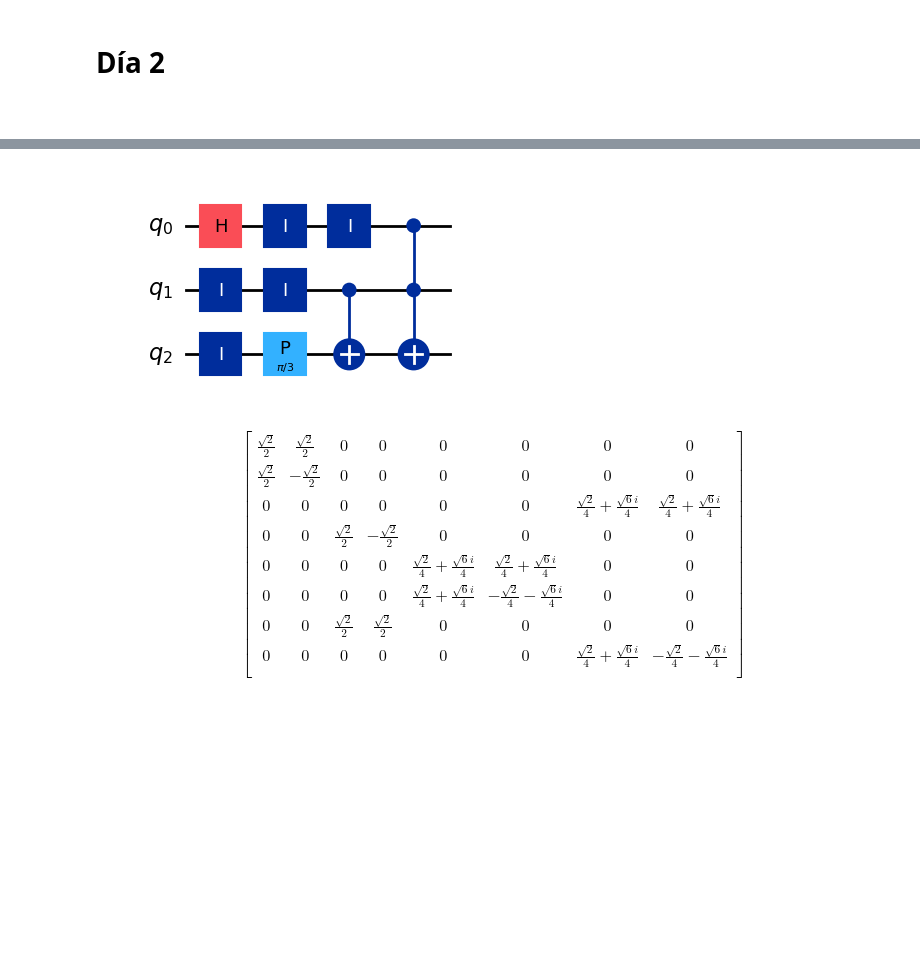
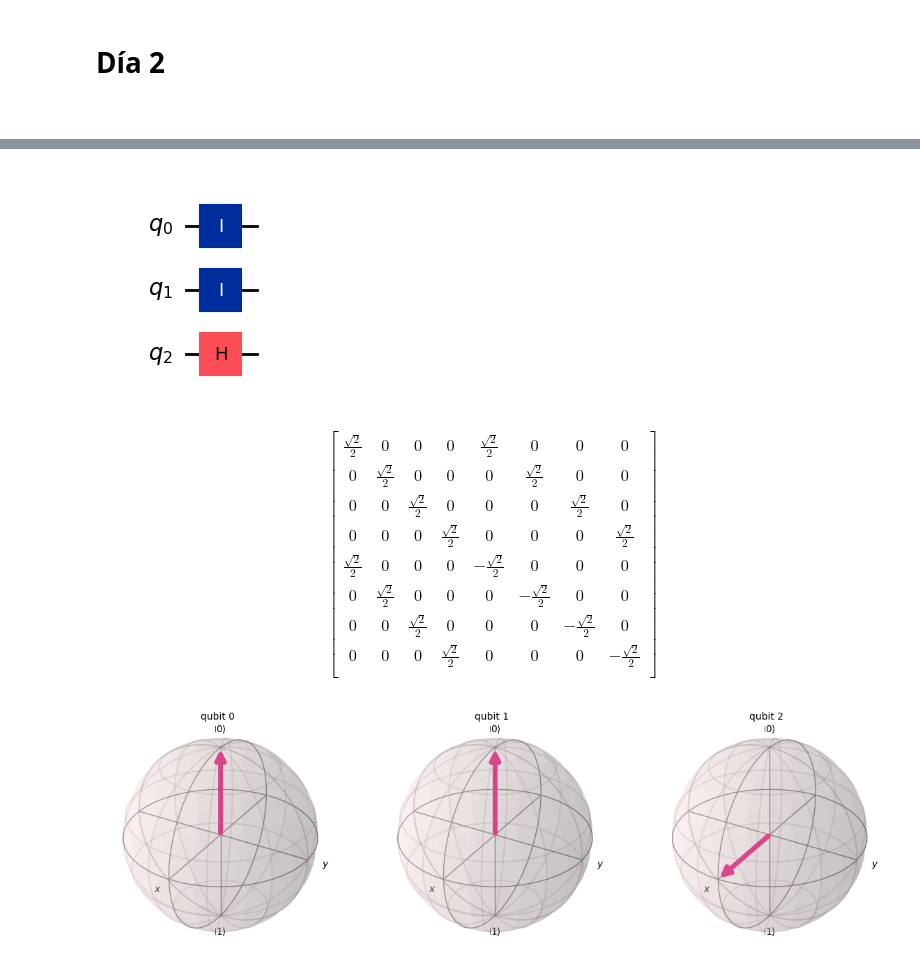
Before and after one commit to jzarcoo/tercera_escuela_computo_cuantico, a Jupyter notebook: apuntes_ipynb/Clase2.ipynb, the cells around one changed output, grey strips where cells are left out. Cells and saved outputs as stored; diff of their text form; code cells hidden in the pictures; blank space fills up the shorter version.

```diff
--- a/apuntes_ipynb/Clase2.ipynb
+++ b/apuntes_ipynb/Clase2.ipynb
@@ -9,38 +40,45 @@ $ \newcommand{\myvector}[1]{\mymatrix{c}{#1}} $
 # %%
 import numpy as np
 from qiskit import QuantumCircuit
+from qiskit.quantum_info import Operator
+from qiskit.quantum_info import Statevector
 from qiskit.visualization import array_to_latex
-from qiskit.quantum_info import Operator
+from qiskit.visualization import plot_bloch_multivector
 
 c = QuantumCircuit(3)
 
-c.h(0)
-c.id(1)
-c.id(2)
+#c.h(0)
+#c.id(1)
+#c.id(2)
 
 c.id(0)
 c.id(1)
-c.p(np.pi/3,2)
+c.h(2)
+#c.p(np.pi/3,2)
 
-c.id(0)
-c.cx(1,2)
-c.ccx(0,1,2)
+#c.id(0)
+#c.cx(1,2)
+#c.ccx(0,1,2)
 
 display(c.draw('mpl'))
 
 op = Operator(c)
 display(array_to_latex(op))
+
+psi = Statevector(c)
+display(plot_bloch_multivector(psi))
 # %% [output]
-[figure, old version]
+[figure, new version]
 $$
 \begin{bmatrix}
-\frac{\sqrt{2}}{2} & \frac{\sqrt{2}}{2} & 0 & 0 & 0 & 0 & 0 & 0  \\
- \frac{\sqrt{2}}{2} & - \frac{\sqrt{2}}{2} & 0 & 0 & 0 & 0 & 0 & 0  \\
- 0 & 0 & 0 & 0 & 0 & 0 & \frac{\sqrt{2}}{4} + \frac{\sqrt{6} i}{4} & \frac{\sqrt{2}}{4} + \frac{\sqrt{6} i}{4}  \\
- 0 & 0 & \frac{\sqrt{2}}{2} & - \frac{\sqrt{2}}{2} & 0 & 0 & 0 & 0  \\
- 0 & 0 & 0 & 0 & \frac{\sqrt{2}}{4} + \frac{\sqrt{6} i}{4} & \frac{\sqrt{2}}{4} + \frac{\sqrt{6} i}{4} & 0 & 0  \\
- 0 & 0 & 0 & 0 & \frac{\sqrt{2}}{4} + \frac{\sqrt{6} i}{4} & - \frac{\sqrt{2}}{4} - \frac{\sqrt{6} i}{4} & 0 & 0  \\
- 0 & 0 & \frac{\sqrt{2}}{2} & \frac{\sqrt{2}}{2} & 0 & 0 & 0 & 0  \\
- 0 & 0 & 0 & 0 & 0 & 0 & \frac{\sqrt{2}}{4} + \frac{\sqrt{6} i}{4} & - \frac{\sqrt{2}}{4} - \frac{\sqrt{6} i}{4}  \\
+\frac{\sqrt{2}}{2} & 0 & 0 & 0 & \frac{\sqrt{2}}{2} & 0 & 0 & 0  \\
+ 0 & \frac{\sqrt{2}}{2} & 0 & 0 & 0 & \frac{\sqrt{2}}{2} & 0 & 0  \\
+ 0 & 0 & \frac{\sqrt{2}}{2} & 0 & 0 & 0 & \frac{\sqrt{2}}{2} & 0  \\
+ 0 & 0 & 0 & \frac{\sqrt{2}}{2} & 0 & 0 & 0 & \frac{\sqrt{2}}{2}  \\
+ \frac{\sqrt{2}}{2} & 0 & 0 & 0 & - \frac{\sqrt{2}}{2} & 0 & 0 & 0  \\
+ 0 & \frac{\sqrt{2}}{2} & 0 & 0 & 0 & - \frac{\sqrt{2}}{2} & 0 & 0  \\
+ 0 & 0 & \frac{\sqrt{2}}{2} & 0 & 0 & 0 & - \frac{\sqrt{2}}{2} & 0  \\
+ 0 & 0 & 0 & \frac{\sqrt{2}}{2} & 0 & 0 & 0 & - \frac{\sqrt{2}}{2}  \\
  \end{bmatrix}
 $$
+[figure, added]
```
Also changed, not shown: parts of 24 cells of this notebook, 1 other file.
